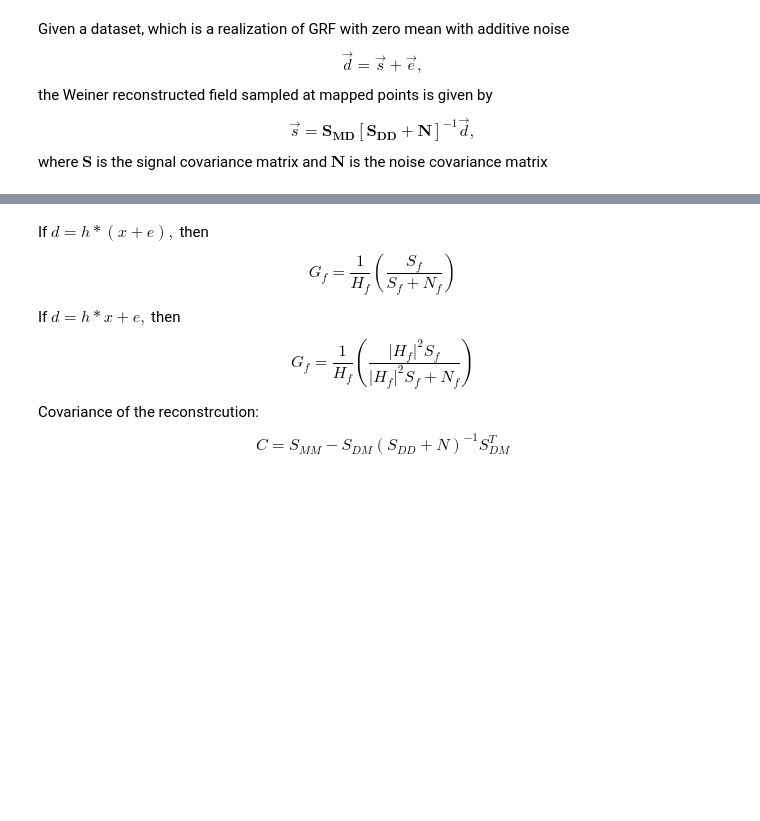
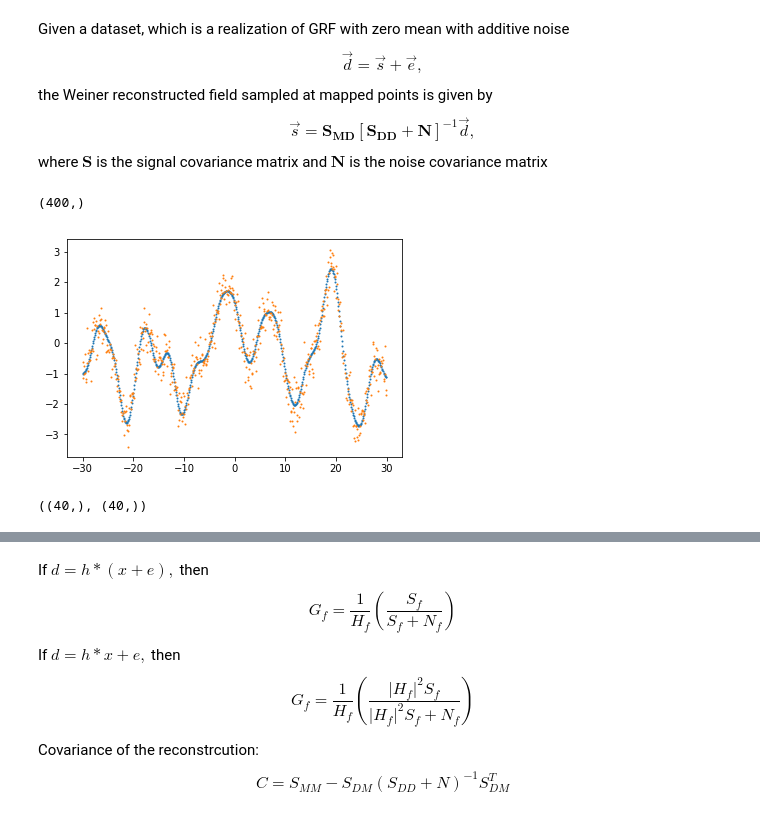
Before and after one commit to beiwphillips/Cosmic-Void-Detection-with-Persistent-Homology, a Jupyter notebook: voids_weinerfilter.ipynb, the cells around one changed output, grey strips where cells are left out. Saved outputs shown, nothing was run; the diff lists cells and outputs as text; code cells hidden in the pictures; blank space fills up the shorter version.

```diff
--- a/voids_weinerfilter.ipynb
+++ b/voids_weinerfilter.ipynb
@@ -37,7 +37,21 @@ data_full = delta + np.random.normal(scale=scale, size=len(delta))
 # These will be the points over which we want to interpolate the results
 dxmap = 0.2
 x_map = np.arange(-40, 40, dxmap)
+# %%
+x_map.shape
+# %% [output]
+(400,)
+# %%
+plt.scatter(x_full, delta, s=1)
+plt.scatter(x_full, data_full, s=1)
+plt.show()
+# %% [output]
+[figure, added]
 # %%
 # Choose a subset of points from the above - this will be our data
 x = x_full[::15]
 data = data_full[::15]
+# %%
+x.shape, data.shape
+# %% [output]
+((40,), (40,))
```
Also changed, not shown: parts of 8 cells of this notebook, 2 other files.
